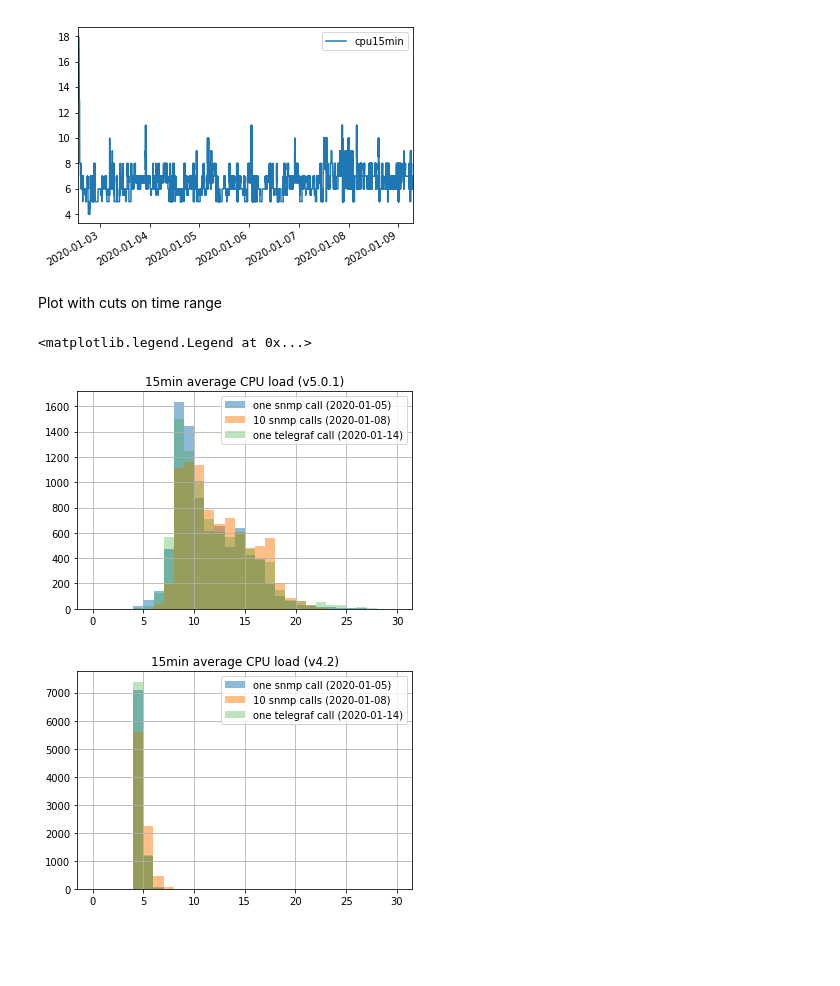
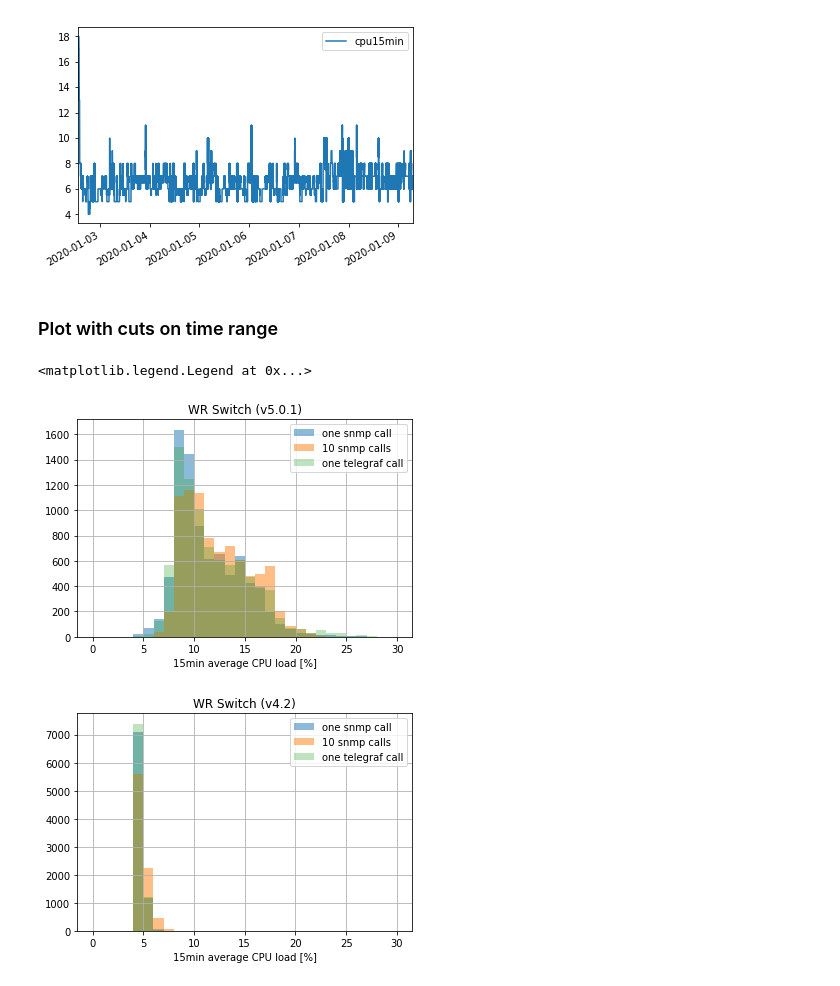
Before and after one commit to prokoph/White-Rabbit-Monitoring, a Jupyter notebook: scripts/read_timeseries_from_db.ipynb, the cells around one changed output. Cells and saved outputs as stored; diff of their text form; code cells hidden in the pictures; blank space fills up the shorter version.

```diff
--- a/scripts/read_timeseries_from_db.ipynb
+++ b/scripts/read_timeseries_from_db.ipynb
@@ -157,26 +160,26 @@ df[["cpu15min"]].rolling("1h").median().plot()
 <matplotlib.axes._subplots.AxesSubplot at 0x...>
 [figure]
 # %% [markdown]
-Plot with cuts on time range
+### Plot with cuts on time range
 # %%
 # remember that during 2020-01-07 we switched from 1 snmp call to ~13 snmp calls
-ax = df[wrs5].loc['2020-01-05':'2020-01-05'].hist(column='cpu15min',bins=30, range=(0,30), alpha=0.5, label='one snmp call (2020-01-05)')
-df[wrs5].loc['2020-01-08':'2020-01-08'].hist(column='cpu15min',bins=30, range=(0,30), ax=ax, alpha=0.5, label='10 snmp calls (2020-01-08)')
-snmp[wrs5_snmp].loc['2020-01-14':'2020-01-14'].hist(column='wrsCPULoadAvg15min',bins=30, range=(0,30), ax=ax, alpha=0.3, label='one telegraf call (2020-01-14)')
+ax = df[wrs5].loc['2020-01-05':'2020-01-05'].hist(column='cpu15min',bins=30, range=(0,30), alpha=0.5, label='one snmp call')
+df[wrs5].loc['2020-01-08':'2020-01-08'].hist(column='cpu15min',bins=30, range=(0,30), ax=ax, alpha=0.5, label='10 snmp calls')
+snmp[wrs5_snmp].loc['2020-01-14':'2020-01-14'].hist(column='wrsCPULoadAvg15min',bins=30, range=(0,30), ax=ax, alpha=0.3, label='one telegraf call')
 
-plt.title('15min average CPU load (v5.0.1)')
+plt.title('WR Switch (v5.0.1)')
+plt.xlabel('15min average CPU load [%]')
 plt.legend()
 
 #histtype='step'
-ax = df[wrs6].loc['2020-01-05':'2020-01-05'].hist(column='cpu15min',bins=30, range=(0,30), alpha=0.5, linewidth=3, label='one snmp call (2020-01-05)')
-df[wrs6].loc['2020-01-08':'2020-01-08'].hist(column='cpu15min',bins=30, range=(0,30), ax=ax, alpha=0.5, label='10 snmp calls (2020-01-08)', linewidth=3)
-snmp[wrs6_snmp].loc['2020-01-14':'2020-01-14'].hist(column='wrsCPULoadAvg15min',bins=30, range=(0,30), ax=ax, alpha=0.3, label='one telegraf call (2020-01-14)')
+ax = df[wrs6].loc['2020-01-05':'2020-01-05'].hist(column='cpu15min',bins=30, range=(0,30), alpha=0.5, linewidth=3, label='one snmp call')
+df[wrs6].loc['2020-01-08':'2020-01-08'].hist(column='cpu15min',bins=30, range=(0,30), ax=ax, alpha=0.5, label='10 snmp calls')
+snmp[wrs6_snmp].loc['2020-01-14':'2020-01-14'].hist(column='wrsCPULoadAvg15min',bins=30, range=(0,30), ax=ax, alpha=0.3, label='one telegraf call')
 
-# get current axis to draw some text in
-#plt.gca().text(0.1, 0.9, "test", transform=plt.gca().transAxes)
-plt.title('15min average CPU load (v4.2)')
+plt.title('WR Switch (v4.2)')
+plt.xlabel('15min average CPU load [%]')
 plt.legend()
 # %% [output]
 <matplotlib.legend.Legend at 0x...>
-[figure, old version]
+[figure, new version]
-[figure, old version]
+[figure, new version]
```
Also changed, not shown: parts of 9 cells of this notebook.
